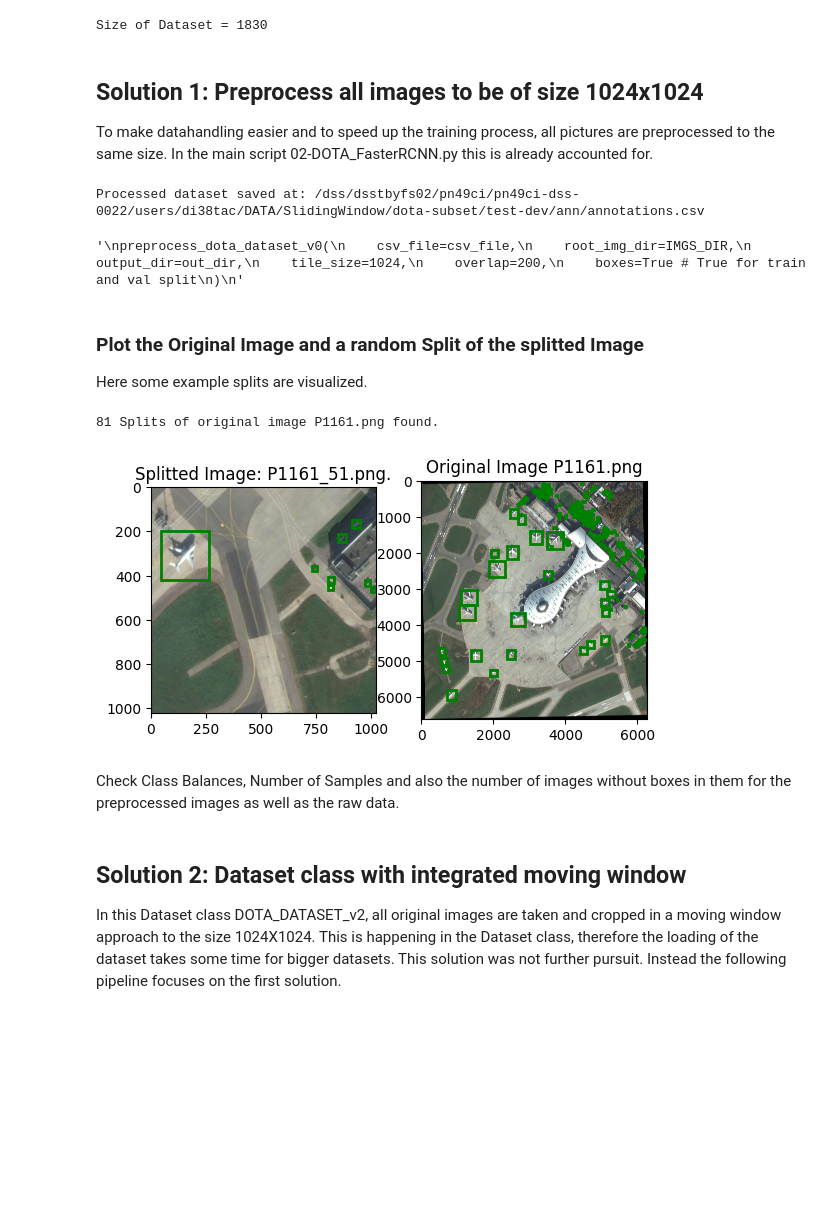
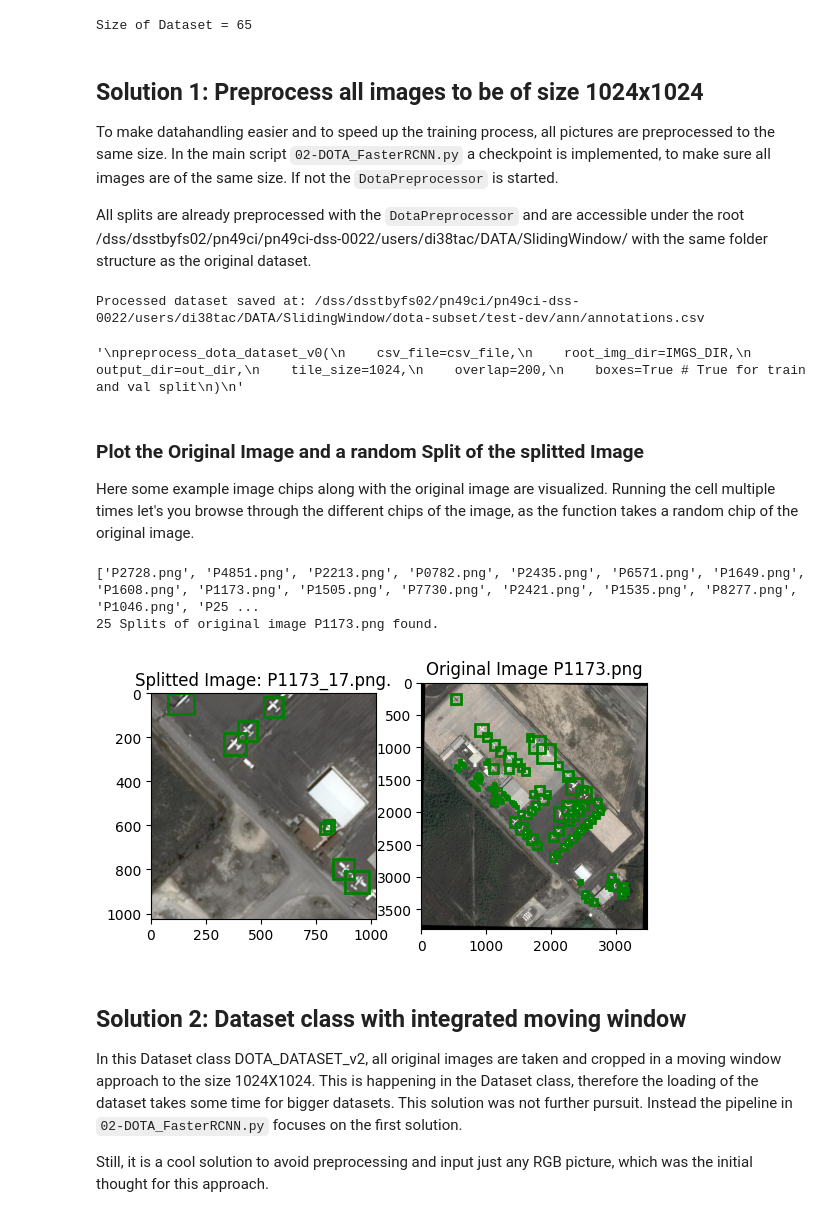
Before and after one commit to Siedrid/DOTA-Net, a Jupyter notebook: code/01-DOTA_explore_Dataset.ipynb, the cells around one changed output. Drawn from its saved outputs; the diff is of its cells as text; code cells hidden in the pictures; blank space fills up the shorter version.

```diff
--- a/code/01-DOTA_explore_Dataset.ipynb
+++ b/code/01-DOTA_explore_Dataset.ipynb
@@ -30,5 +35,5 @@ from utils.training import train, validate
 # %%
-DOTA_SET = 'dota' # possible values: dota-subset, dota
+DOTA_SET = 'dota-subset' # possible values: dota-subset, dota
 SPLIT = 'train' # possible values: train, val, test-dev
 
 ROOT = Path("/dss/dsstbyfs02/pn49ci/pn49ci-dss-0022")
@@ -46,10 +51,12 @@ USER_PATH = ROOT / f"users/{USER}"
 df = pd.read_csv(csv_file)
 print("Size of Dataset =",len(df))
 # %% [output]
-Size of Dataset = 1830
+Size of Dataset = 65
 # %% [markdown]
 ## Solution 1: Preprocess all images to be of size 1024x1024
-To make datahandling easier and to speed up the training process, all pictures are preprocessed to the same size. In the main script 02-DOTA_FasterRCNN.py this is already accounted for.
+To make datahandling easier and to speed up the training process, all pictures are preprocessed to the same size. In the main script `02-DOTA_FasterRCNN.py` a checkpoint is implemented, to make sure all images are of the same size. If not the `DotaPreprocessor` is started.
+
+All splits are already preprocessed with the `DotaPreprocessor` and are accessible under the root /dss/dsstbyfs02/pn49ci/pn49ci-dss-0022/users/di38tac/DATA/SlidingWindow/ with the same folder structure as the original dataset.
 # %%
 from utils.preprocess_dota import DotaPreprocessor, preprocess_dota_dataset_v0
 
@@ -73,22 +80,24 @@ Processed dataset saved at: /dss/dsstbyfs02/pn49ci/pn49ci-dss-0022/users/di38tac
 '\npreprocess_dota_dataset_v0(\n    csv_file=csv_file,\n    root_img_dir=IMGS_DIR,\n    output_dir=out_dir,\n    tile_size=1024,\n    overlap=200,\n    boxes=True # True for train and val split\n)\n'
 # %% [markdown]
 ### Plot the Original Image and a random Split of the splitted Image
-Here some example splits are visualized.
+Here some example image chips along with the original image are visualized. Running the cell multiple times let's you browse through the different chips of the image, as the function takes a random chip of the original image.
 # %%
 from utils.visualization import plot_org_and_split
+print(os.listdir(IMGS_DIR))
 plot_org_and_split(
-    img_name= "P1161.png",
+    img_name= "P1173.png",
     DOTA_ROOT = DOTA_ROOT,
     DOTA_PREP_ROOT = USER_PATH / "DATA"/ "SlidingWindow" / DOTA_SET,
     SPLIT = 'train'
 )
 # %% [output]
-81 Splits of original image P1161.png found.
+['P2728.png', 'P4851.png', 'P2213.png', 'P0782.png', 'P2435.png', 'P6571.png', 'P1649.png', 'P1608.png', 'P1173.png', 'P1505.png', 'P7730.png', 'P2421.png', 'P1535.png', 'P8277.png', 'P1046.png', 'P25 ...
+25 Splits of original image P1173.png found.
-[figure, old version]
+[figure, new version]
-# %% [markdown]
-Check Class Balances, Number of Samples and also the number of images without boxes in them for the preprocessed images as well as the raw data.
 # %% [markdown]
 ## Solution 2: Dataset class with integrated moving window
-In this Dataset class DOTA_DATASET_v2, all original images are taken and cropped in a moving window approach to the size 1024X1024. This is happening in the Dataset class, therefore the loading of the dataset takes some time for bigger datasets. This solution was not further pursuit. Instead the following pipeline focuses on the first solution.
+In this Dataset class DOTA_DATASET_v2, all original images are taken and cropped in a moving window approach to the size 1024X1024. This is happening in the Dataset class, therefore the loading of the dataset takes some time for bigger datasets. This solution was not further pursuit. Instead the pipeline in `02-DOTA_FasterRCNN.py` focuses on the first solution.
+
+Still, it is a cool solution to avoid preprocessing and input just any RGB picture, which was the initial thought for this approach.
 # %%
 dataset = DOTA_DATASET_v2(csv_file=csv_file, root_img_dir=IMGS_DIR, tile_size=1024, overlap=200)
```
Also changed, not shown: parts of 5 cells of this notebook, 4 other files.
